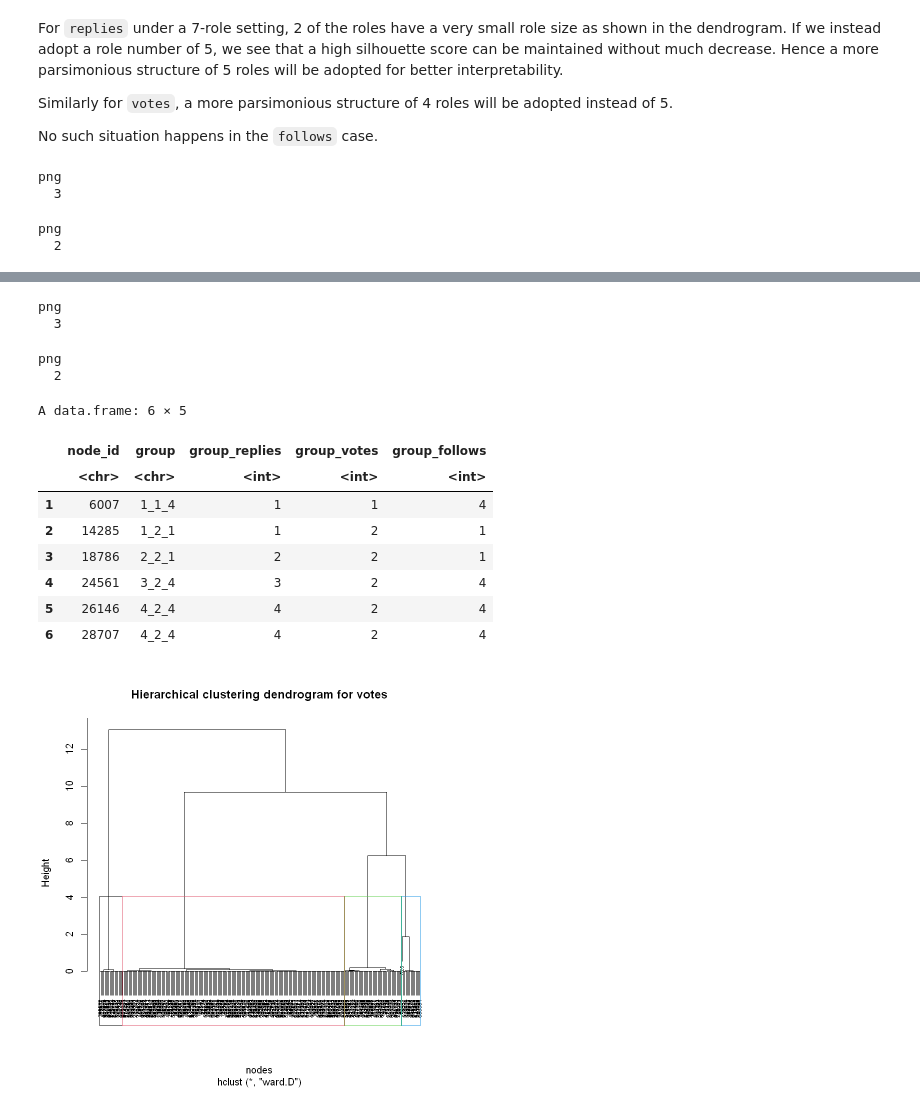
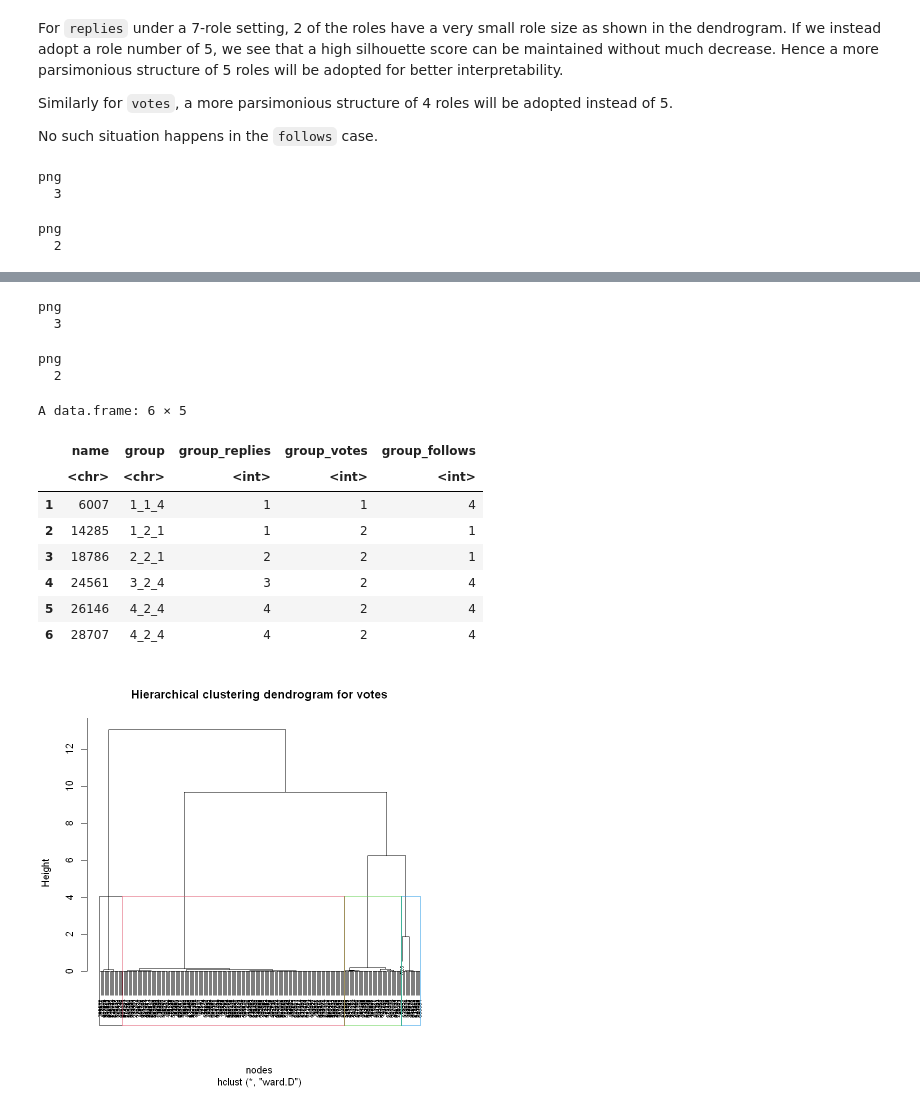
Before and after one commit to babiyivan/network-role-mining, a Jupyter notebook: clustering.ipynb, the cells around one changed output, grey strips where cells are left out. Saved outputs shown, nothing was run; the diff lists cells and outputs as text; code cells hidden in the pictures.

Commit message:
migrate rege analysis to anslysis notebook

```diff
--- a/clustering.ipynb
+++ b/clustering.ipynb
@@ -109,10 +109,10 @@ clustering <- function(sims, type, algo, n=0) {
       print(paste0("Graph type '", type, "': Best average silhouette width at cluster number k=", optimk))
 
       if (algo=="structural") {
-        assignment <- data.frame(node_id = sim$cluster$plabels,
+        assignment <- data.frame(name = sim$cluster$plabels,
                                role = rolelist)
       } else {
-        assignment <- data.frame(node_id = names(rolelist),
+        assignment <- data.frame(name = names(rolelist),
                                role = unlist(rolelist))
                                }
       res[[type]] <- list(
@@ -122,7 +122,7 @@ clustering <- function(sims, type, algo, n=0) {
         res_hc = res_hc
       )
 
-      membership <- full_join(membership, assignment, by = 'node_id') %>%
+      membership <- full_join(membership, assignment, by = 'name') %>%
                       rename_with(~ paste0("group_", type), "role")
 
     } else print(paste0("Graph type '", type, "': All attempts result in low average silhouette widths. No meaningful clustering result."))
@@ -286,38 +286,38 @@ votes$rolelist <- cutree(votes$res_hc, k = 4)
 plot(votes$res_hc, main="Hierarchical clustering dendrogram for votes", xlab="nodes", cex=0.5)
 rect.hclust(votes$res_hc, k=4, border=1:4, cluster=votes$rolelist)
 
 dev.copy(png, "results/rege/rege-253-votes-dendrogram-update.png")
 dev.off()
 
 membership <- as.data.frame(replies$rolelist) %>%
-  rownames_to_column("node_id") %>%
-  full_join(as.data.frame(votes$rolelist) %>% rownames_to_column("node_id"), by = "node_id") %>%
-  full_join(as.data.frame(regeclu$follows$rolelist) %>% rownames_to_column("node_id"), by = "node_id") %>%
+  rownames_to_column("name") %>%
+  full_join(as.data.frame(votes$rolelist) %>% rownames_to_column("name"), by = "name") %>%
+  full_join(as.data.frame(regeclu$follows$rolelist) %>% rownames_to_column("name"), by = "name") %>%
   rename(group_replies = "replies$rolelist", group_votes ="votes$rolelist", group_follows = "regeclu$follows$rolelist") %>%
   unite(group,contains('group_'), remove=FALSE) %>%
   as.data.frame()
 
 head(membership)
 
 # update object
 regeclu_update <- regeclu
 regeclu_update$replies <- replies
 regeclu_update$votes <- votes
 regeclu_update$membership <- membership
 
-saveRDS(regeclu, file="results/rege/rege-253-clustering-update.rds")
+saveRDS(regeclu_update, file="results/rege/rege-253-clustering-update.rds")
 # %% [output]
 png
   3
 png
   2
 [figure]
 png
   3
 png
   2
 A data.frame: 6 × 5
-|  | node_id | group | group_replies | group_votes | group_follows |
+|  | name | group | group_replies | group_votes | group_follows |
 |  | <chr> | <chr> | <int> | <int> | <int> |
 | 1 | 6007 | 1_1_4 | 1 | 1 | 4 |
 | 2 | 14285 | 1_2_1 | 1 | 2 | 1 |
```
Also changed, not shown: 2 other files.
